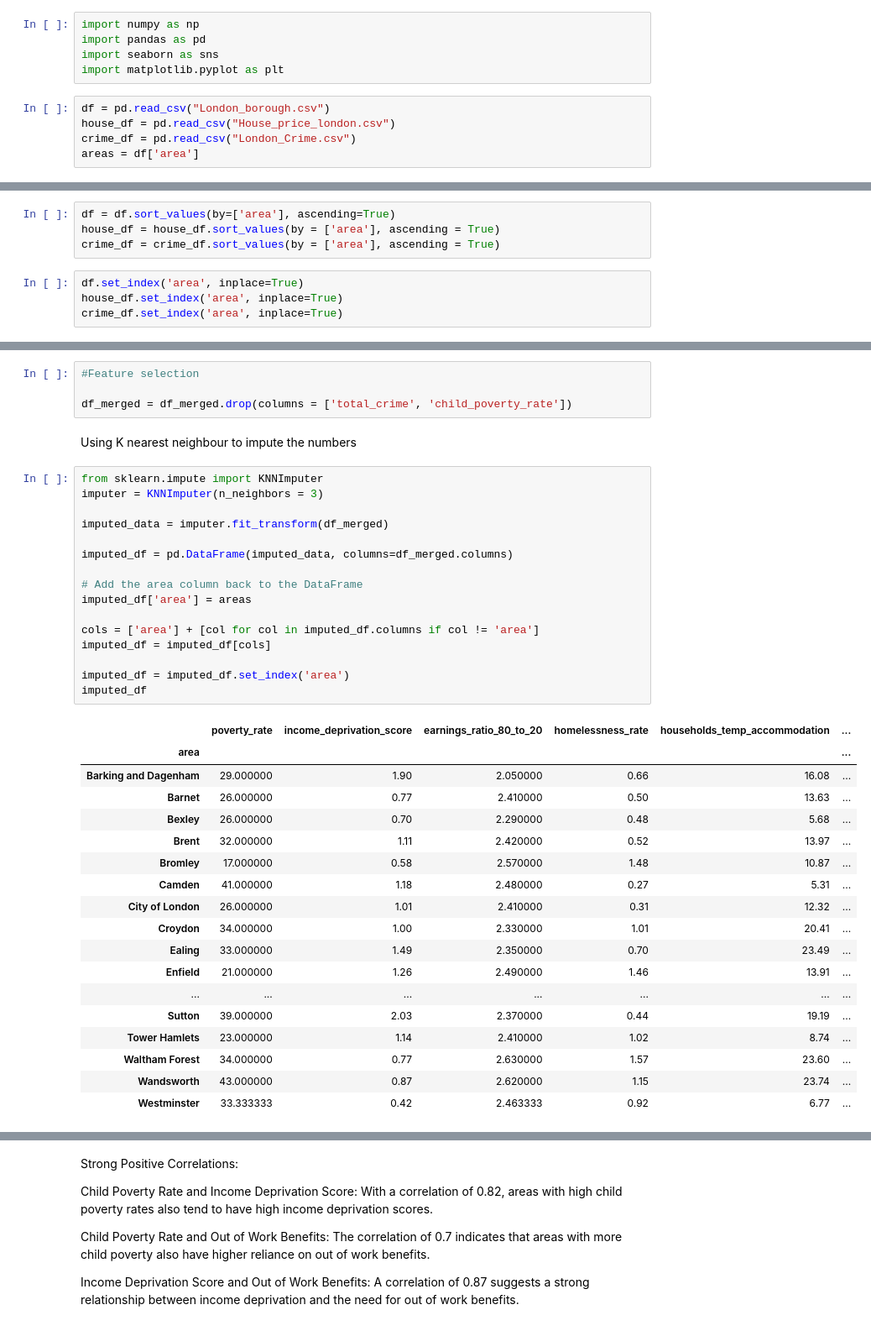
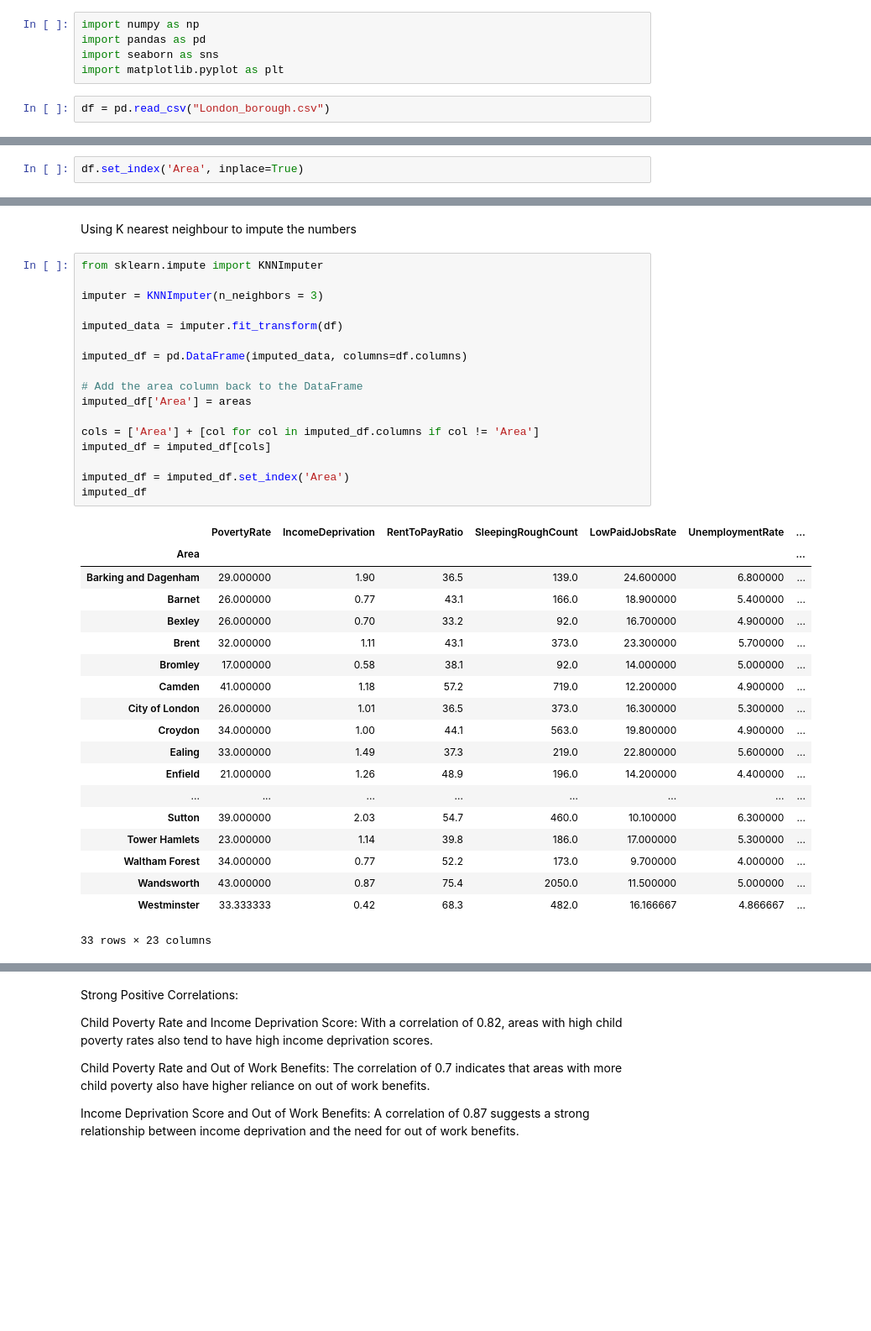
Before and after one commit to JReal10/London-Area-Recommender-System, a Jupyter notebook: Area Recommender.ipynb, the cells around one changed output, grey strips where cells are left out. Shown at 84% size. Saved outputs shown, nothing was run; the diff lists cells and outputs as text; blank space fills up the shorter version.

```diff
--- a/Area Recommender.ipynb
+++ b/Area Recommender.ipynb
@@ -42,9 +48,6 @@ import seaborn as sns
 import matplotlib.pyplot as plt
 # %%
 df = pd.read_csv("London_borough.csv")
-house_df = pd.read_csv("House_price_london.csv")
-crime_df = pd.read_csv("London_Crime.csv")
-areas = df['area']
 # %%
 df
 # %% [output]
@@ -108,8 +72,2 @@ crime_df
-# %%
-df = df.sort_values(by=['area'], ascending=True)
-house_df = house_df.sort_values(by = ['area'], ascending = True)
-crime_df = crime_df.sort_values(by = ['area'], ascending = True)
 # %%
-df.set_index('area', inplace=True)
-house_df.set_index('area', inplace=True)
-crime_df.set_index('area', inplace=True)
+df.set_index('Area', inplace=True)
@@ -259,44 +221,42 @@ Missing Value Presence in different columns of DataFrame are as follows :
-# %%
-#Feature selection
-
-df_merged = df_merged.drop(columns = ['total_crime', 'child_poverty_rate'])
 # %% [markdown]
 Using K nearest neighbour to impute the numbers
 # %%
 from sklearn.impute import KNNImputer
+
 imputer = KNNImputer(n_neighbors = 3)
 
-imputed_data = imputer.fit_transform(df_merged)
+imputed_data = imputer.fit_transform(df)
 
-imputed_df = pd.DataFrame(imputed_data, columns=df_merged.columns)
+imputed_df = pd.DataFrame(imputed_data, columns=df.columns)
 
 # Add the area column back to the DataFrame
-imputed_df['area'] = areas
+imputed_df['Area'] = areas
 
-cols = ['area'] + [col for col in imputed_df.columns if col != 'area']
+cols = ['Area'] + [col for col in imputed_df.columns if col != 'Area']
 imputed_df = imputed_df[cols]
 
-imputed_df = imputed_df.set_index('area')
+imputed_df = imputed_df.set_index('Area')
 imputed_df
 # %% [output]
-|  | poverty_rate | income_deprivation_score | earnings_ratio_80_to_20 | homelessness_rate | households_temp_accommodation | ... |
-| area |  |  |  |  |  | ... |
-| Barking and Dagenham | 29.000000 | 1.90 | 2.050000 | 0.66 | 16.08 | ... |
-| Barnet | 26.000000 | 0.77 | 2.410000 | 0.50 | 13.63 | ... |
-| Bexley | 26.000000 | 0.70 | 2.290000 | 0.48 | 5.68 | ... |
-| Brent | 32.000000 | 1.11 | 2.420000 | 0.52 | 13.97 | ... |
-| Bromley | 17.000000 | 0.58 | 2.570000 | 1.48 | 10.87 | ... |
-| Camden | 41.000000 | 1.18 | 2.480000 | 0.27 | 5.31 | ... |
-| City of London | 26.000000 | 1.01 | 2.410000 | 0.31 | 12.32 | ... |
-| Croydon | 34.000000 | 1.00 | 2.330000 | 1.01 | 20.41 | ... |
-| Ealing | 33.000000 | 1.49 | 2.350000 | 0.70 | 23.49 | ... |
-| Enfield | 21.000000 | 1.26 | 2.490000 | 1.46 | 13.91 | ... |
-| ... | ... | ... | ... | ... | ... | ... |
-| Sutton | 39.000000 | 2.03 | 2.370000 | 0.44 | 19.19 | ... |
-| Tower Hamlets | 23.000000 | 1.14 | 2.410000 | 1.02 | 8.74 | ... |
-| Waltham Forest | 34.000000 | 0.77 | 2.630000 | 1.57 | 23.60 | ... |
-| Wandsworth | 43.000000 | 0.87 | 2.620000 | 1.15 | 23.74 | ... |
-| Westminster | 33.333333 | 0.42 | 2.463333 | 0.92 | 6.77 | ... |
+|  | PovertyRate | IncomeDeprivation | RentToPayRatio | SleepingRoughCount | LowPaidJobsRate | UnemploymentRate | ... |
+| Area |  |  |  |  |  |  | ... |
+| Barking and Dagenham | 29.000000 | 1.90 | 36.5 | 139.0 | 24.600000 | 6.800000 | ... |
+| Barnet | 26.000000 | 0.77 | 43.1 | 166.0 | 18.900000 | 5.400000 | ... |
+| Bexley | 26.000000 | 0.70 | 33.2 | 92.0 | 16.700000 | 4.900000 | ... |
+| Brent | 32.000000 | 1.11 | 43.1 | 373.0 | 23.300000 | 5.700000 | ... |
+| Bromley | 17.000000 | 0.58 | 38.1 | 92.0 | 14.000000 | 5.000000 | ... |
+| Camden | 41.000000 | 1.18 | 57.2 | 719.0 | 12.200000 | 4.900000 | ... |
+| City of London | 26.000000 | 1.01 | 36.5 | 373.0 | 16.300000 | 5.300000 | ... |
+| Croydon | 34.000000 | 1.00 | 44.1 | 563.0 | 19.800000 | 4.900000 | ... |
+| Ealing | 33.000000 | 1.49 | 37.3 | 219.0 | 22.800000 | 5.600000 | ... |
+| Enfield | 21.000000 | 1.26 | 48.9 | 196.0 | 14.200000 | 4.400000 | ... |
+| ... | ... | ... | ... | ... | ... | ... | ... |
+| Sutton | 39.000000 | 2.03 | 54.7 | 460.0 | 10.100000 | 6.300000 | ... |
+| Tower Hamlets | 23.000000 | 1.14 | 39.8 | 186.0 | 17.000000 | 5.300000 | ... |
+| Waltham Forest | 34.000000 | 0.77 | 52.2 | 173.0 | 9.700000 | 4.000000 | ... |
+| Wandsworth | 43.000000 | 0.87 | 75.4 | 2050.0 | 11.500000 | 5.000000 | ... |
+| Westminster | 33.333333 | 0.42 | 68.3 | 482.0 | 16.166667 | 4.866667 | ... |
+33 rows × 23 columns
 # %%
 print(imputed_df.isnull().sum())
 # %% [output]
```
Also changed, not shown: parts of 30 cells of this notebook.
